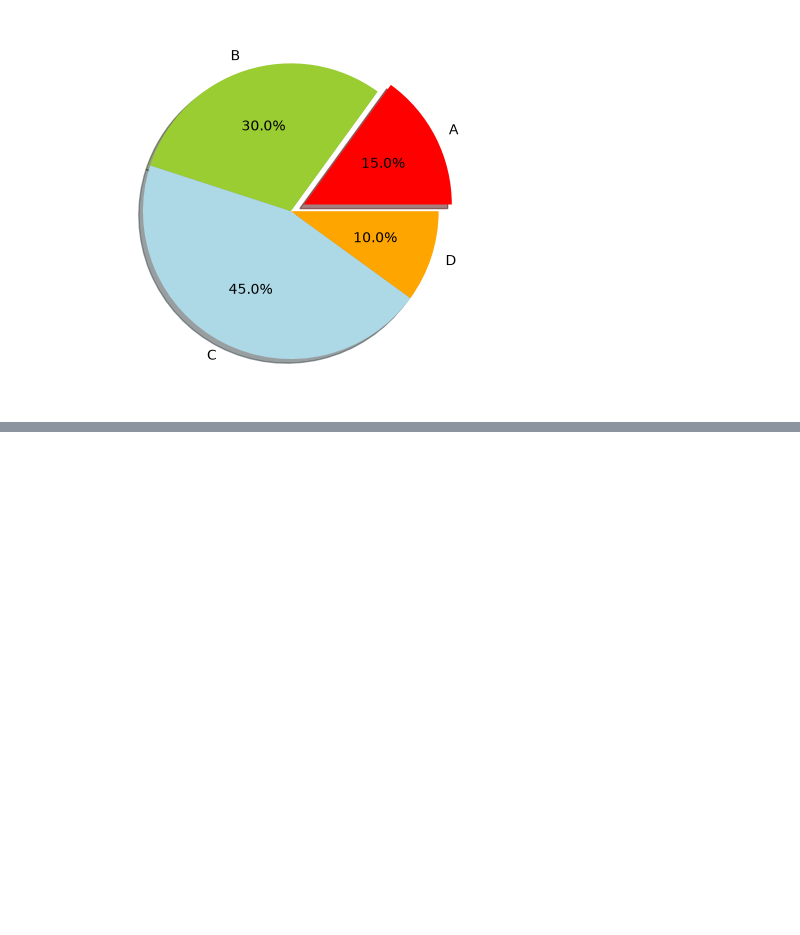
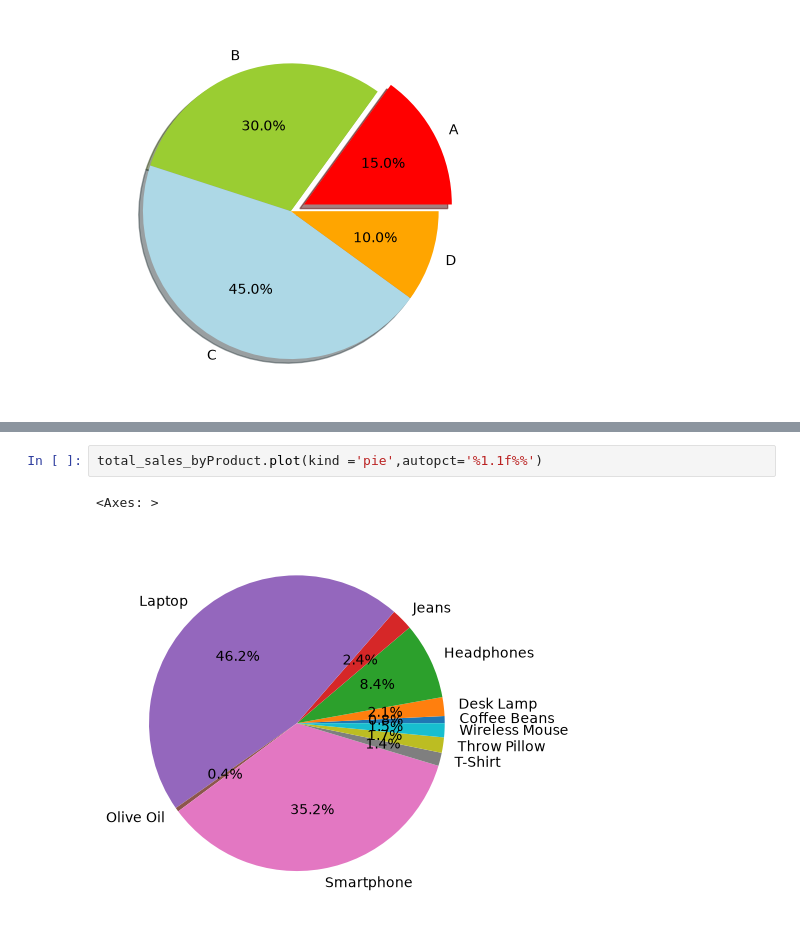
Before and after one commit to shivareddy24/ML, a Jupyter notebook: DataVisualization.ipynb/Matplotlib.ipynb, the cells around one changed output, grey strips where cells are left out. Saved outputs shown, nothing was run; the diff lists cells and outputs as text; blank space fills up the shorter version.

```diff
--- a/DataVisualization.ipynb/Matplotlib.ipynb
+++ b/DataVisualization.ipynb/Matplotlib.ipynb
@@ -88,0 +139,5 @@ plt.pie(sizes,explode=explode,labels=labels,colors=colors,autopct='%1.1f%%',shad
+# %%
+total_sales_byProduct.plot(kind ='pie',autopct='%1.1f%%')
+# %% [output]
+<Axes: >
+[figure, added]
```
Also changed, not shown: parts of 6 cells of this notebook, 1 other file.
